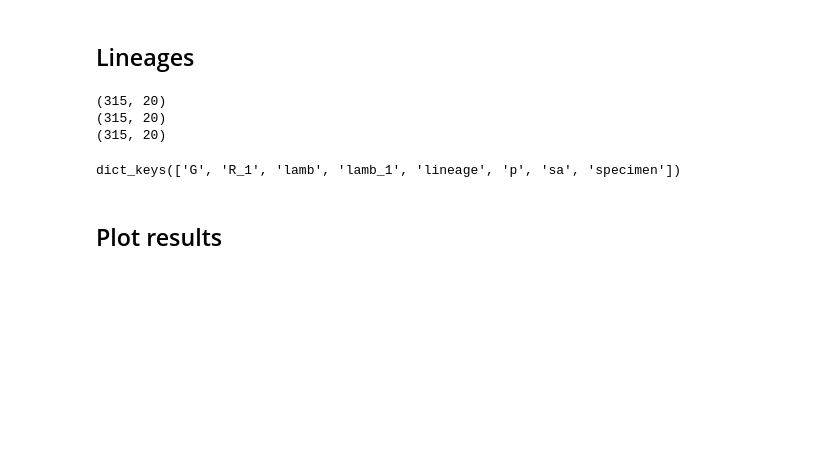
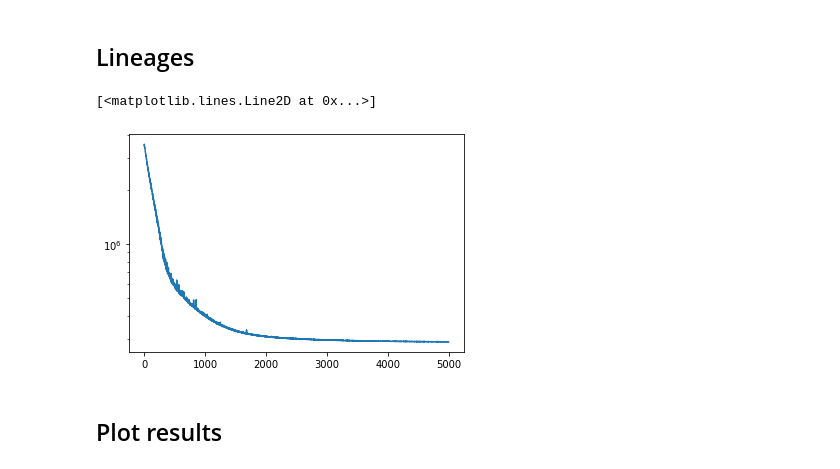
Before and after one commit to sagar87/genomicsurveillance, a Jupyter notebook: notebooks/quick_start.ipynb, the cells around one changed output. Saved outputs shown, nothing was run; the diff lists cells and outputs as text; code cells hidden in the pictures; blank space fills up the shorter version.

```diff
--- a/notebooks/quick_start.ipynb
+++ b/notebooks/quick_start.ipynb
@@ -63,20 +64,18 @@ lineages = np.stack([
 # %%
 lineage_date_idx = np.array([gs.create_date_list(cases.shape[1], '2020-09-01').index(date) for date in lineage_dates[2:]])
 # %%
-max_lineages = 20
+max_lineages = 5
 lineages_red = np.concatenate([lineages[..., :max_lineages], lineages[..., max_lineages:].sum(-1, keepdims=True)], -1)
 # %%
-model = gs.IndependentMultiLineage(cases, lineages_red, lineage_date_idx, eng.pop18.values, tau=5, rng_key=343)
+model = gs.IndependentMultiLineage(cases, lineages_red, lineage_date_idx, eng.pop18.values, regions=[uk[uk.ctry19id==0].rgn19id.values],
+                                   tau=5, rng_key=343)
 # %%
 model.fit()
-# %% [output]
-(315, 20)
-(315, 20)
-(315, 20)
-# %%
-model.posterior
-# %% [output]
-dict_keys(['G', 'R_1', 'lamb', 'lamb_1', 'lineage', 'p', 'sa', 'specimen'])
+# %%
+plt.semilogy(model.loss)
+# %% [output]
+[<matplotlib.lines.Line2D at 0x...>]
+[figure, added]
 # %% [markdown]
 ## Plot results
 # %%
```
Also changed, not shown: parts of 4 cells of this notebook, 5 other files.
